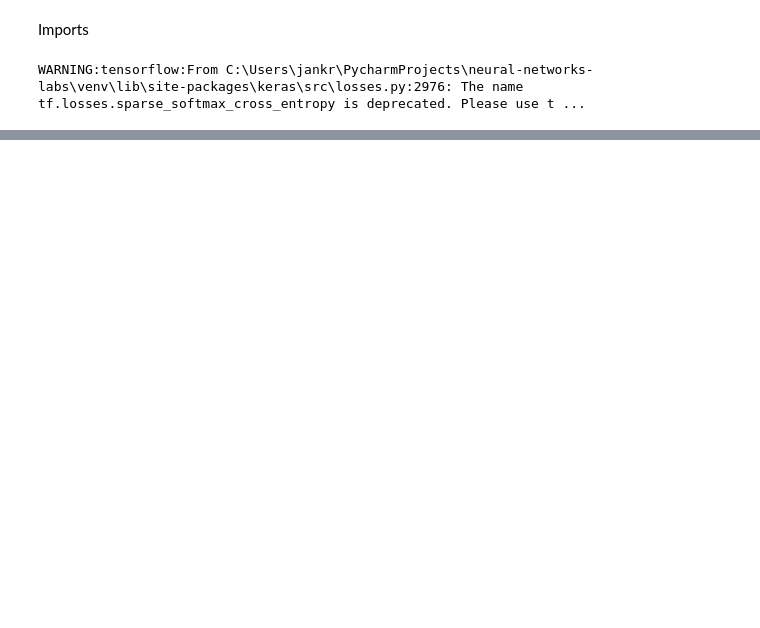
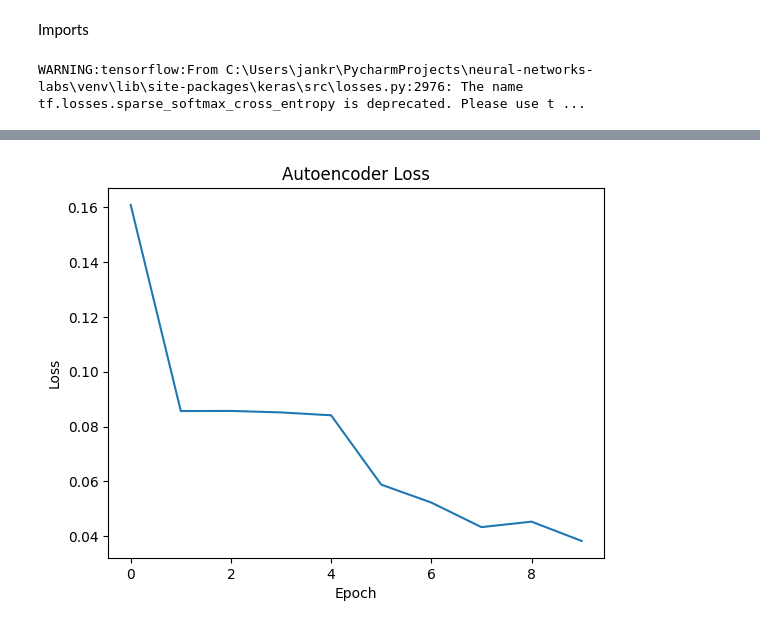
Before and after one commit to jankrokos/neural-networks-labs, a Jupyter notebook: playground.ipynb, the cells around one changed output, grey strips where cells are left out. Cells and saved outputs as stored; diff of their text form; code cells hidden in the pictures; blank space fills up the shorter version.

```diff
--- a/playground.ipynb
+++ b/playground.ipynb
@@ -140,0 +114,11 @@ Accuracy: 84.88%
+# %%
+plot_x = range(0, 10)
+plot_y = autoencoder_conv.losses
+
+plt.plot(plot_x, plot_y)
+plt.xlabel('Epoch')
+plt.ylabel('Loss')
+plt.title('Autoencoder Loss')
+plt.show()
+# %% [output]
+[figure, added]
```
Also changed, not shown: parts of 13 cells of this notebook, 4 other files.
